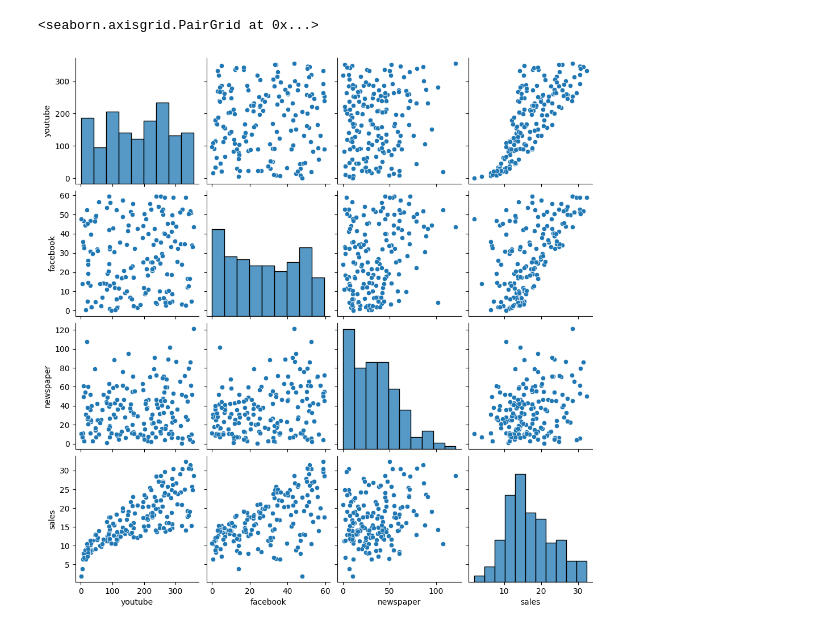
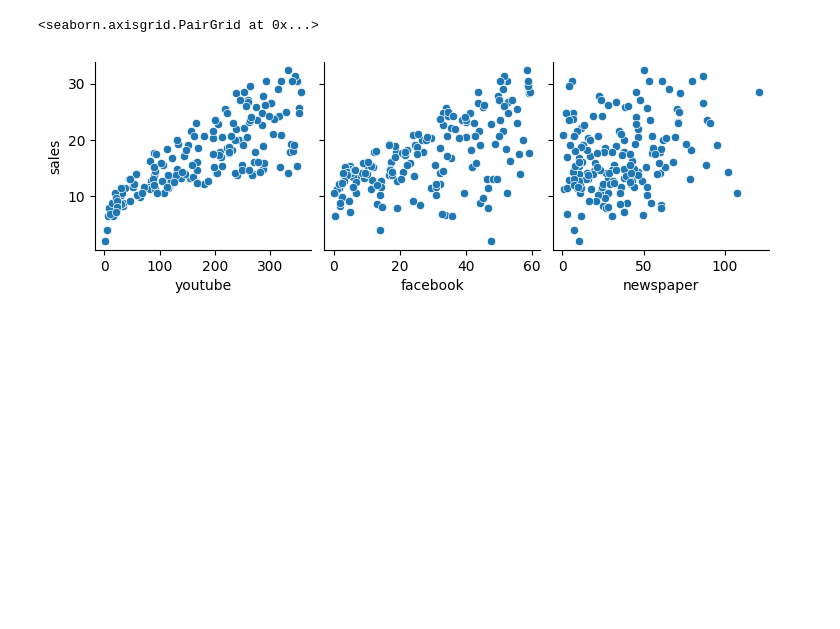
Before and after one commit to DataEtnos/estudos_python, a Jupyter notebook: PROJETO_PRATICO_DNC_4.ipynb, the cells around one changed output. Drawn from its saved outputs; the diff is of its cells as text; code cells hidden in the pictures; blank space fills up the shorter version.

```diff
--- a/PROJETO_PRATICO_DNC_4.ipynb
+++ b/PROJETO_PRATICO_DNC_4.ipynb
@@ -51,5 +70,5 @@ fig.update_traces(line_color = "red")
 # %%
-sns.pairplot(base)
+sns.pairplot(base ,x_vars =["youtube","facebook","newspaper"], y_vars=["sales"])
 # %% [output]
 <seaborn.axisgrid.PairGrid at 0x...>
-[figure, old version]
+[figure, new version]
```
Also changed, not shown: parts of 15 cells of this notebook.
